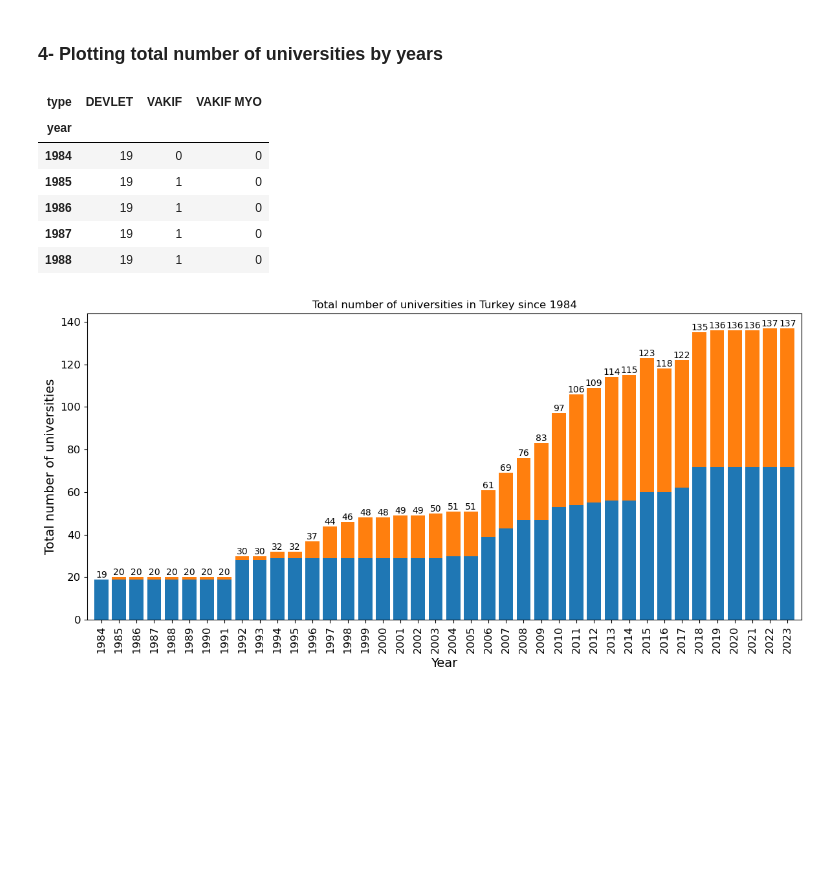
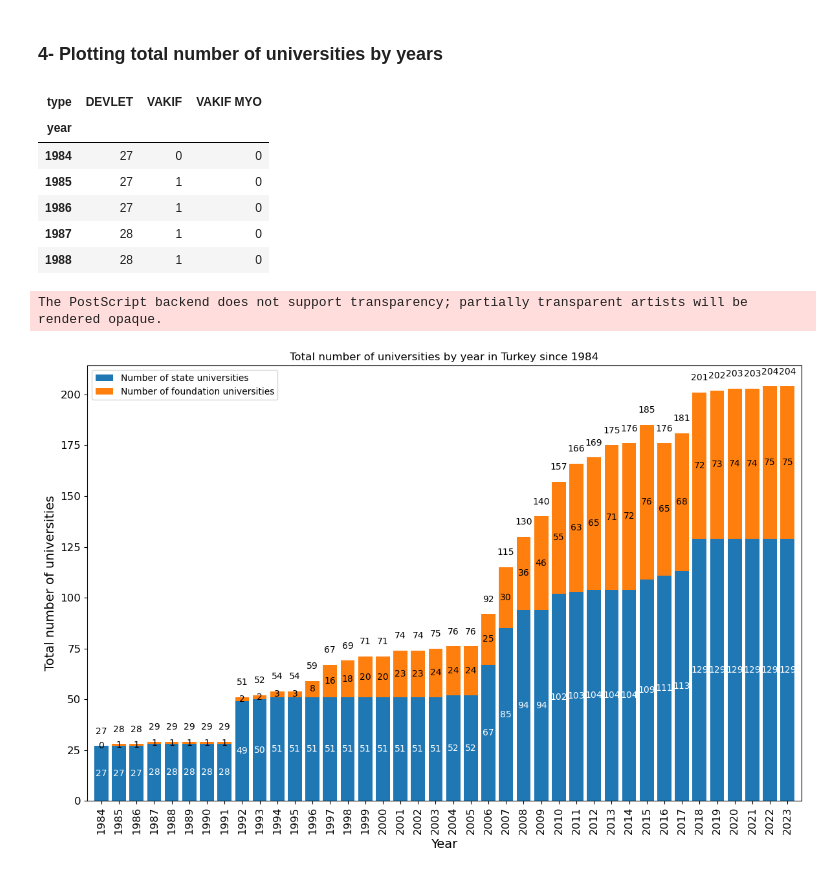
Before and after one commit to onertartan/high-education-analysis-of-turkey, a Jupyter notebook: universities-by-year/1-web-scraping.ipynb, the cells around one changed output. Drawn from its saved outputs; the diff is of its cells as text; code cells hidden in the pictures; blank space fills up the shorter version.

Commit message:
universities by year completed

```diff
--- a/universities-by-year/1-web-scraping.ipynb
+++ b/universities-by-year/1-web-scraping.ipynb
@@ -149,36 +151,44 @@ df.to_csv("df_years_universities.csv",index=False)
 # %% [markdown]
 ### 4- Plotting total number of universities by years
 # %%
+df = pd.read_csv("df_years_universities.csv")
 df_year_counts=df[["year","type"]].value_counts().to_frame()
 df_year_counts=df_year_counts.reset_index().pivot_table(index='year', columns='type', values='count', fill_value=0)
 df_year_counts.head()
 # %% [output]
 | type | DEVLET | VAKIF | VAKIF MYO |
 | year |  |  |  |
-| 1984 | 19 | 0 | 0 |
-| 1985 | 19 | 1 | 0 |
-| 1986 | 19 | 1 | 0 |
-| 1987 | 19 | 1 | 0 |
-| 1988 | 19 | 1 | 0 |
+| 1984 | 27 | 0 | 0 |
+| 1985 | 27 | 1 | 0 |
+| 1986 | 27 | 1 | 0 |
+| 1987 | 28 | 1 | 0 |
+| 1988 | 28 | 1 | 0 |
 # %%
-fig, ax = plt.subplots(1,figsize=(12,6))
+fig, ax = plt.subplots(1,figsize=(12,8))
 x_vals= range(1984,2024)
 plt.xticks(x_vals, rotation="vertical")
 ax.tick_params(axis='both', which='major', labelsize=12)
 
 bottom = np.zeros(40)
 for boolean, count in df_year_counts[["DEVLET","VAKIF"]].items():
     p = ax.bar(x = x_vals,  height=count,  bottom=bottom)
     bottom += count
 
 plt.ylabel("Total number of universities",size=14)
 plt.xlabel("Year",size=14)
-for x, height in zip(range(1984, 2024),  df_year_counts[["DEVLET","VAKIF"]].sum(axis=1)):
-    ax.text(x, height, str(height), ha="center", va="bottom", fontsize=10)
-plt.title("Total number of universities in Turkey since 1984")
+for x, (n_state,n_foundation) in zip(range(1984, 2024),  df_year_counts[["DEVLET","VAKIF"]].to_numpy()):
+    ax.text(x, n_state/2, str(n_state), ha="center", va="center", fontsize=10, c="white")
+    ax.text(x, n_state+n_foundation/2, str(n_foundation), ha="center", va="center", fontsize=10)
+    ax.text(x, n_state+n_foundation+5, str(n_state+n_foundation), ha="center", va="bottom", fontsize=10)
+#for x, height in zip(range(1984, 2024),  df_year_counts[["DEVLET","VAKIF"]].sum(axis=1)):
+#    ax.text(x, height+5, str(height), ha="center", va="bottom", fontsize=10)
+plt.title("Total number of universities by year in Turkey since 1984")
 
 plt.tight_layout()
 ax.margins(x=0.01)
-fig.savefig('myimage.jpeg', format='jpeg', dpi=300)
+ax.legend(labels=["Number of state universities","Number of foundation universities"])
+plt.savefig('number_of_universities_by_year.eps', format='eps')
+#fig.savefig('myimage.jpeg', format='jpeg', dpi=300)
 # %% [output]
+The PostScript backend does not support transparency; partially transparent artists will be rendered opaque.
-[figure, old version]
+[figure, new version]
```
Also changed, not shown: parts of 1 cell of this notebook, 7 other files.
